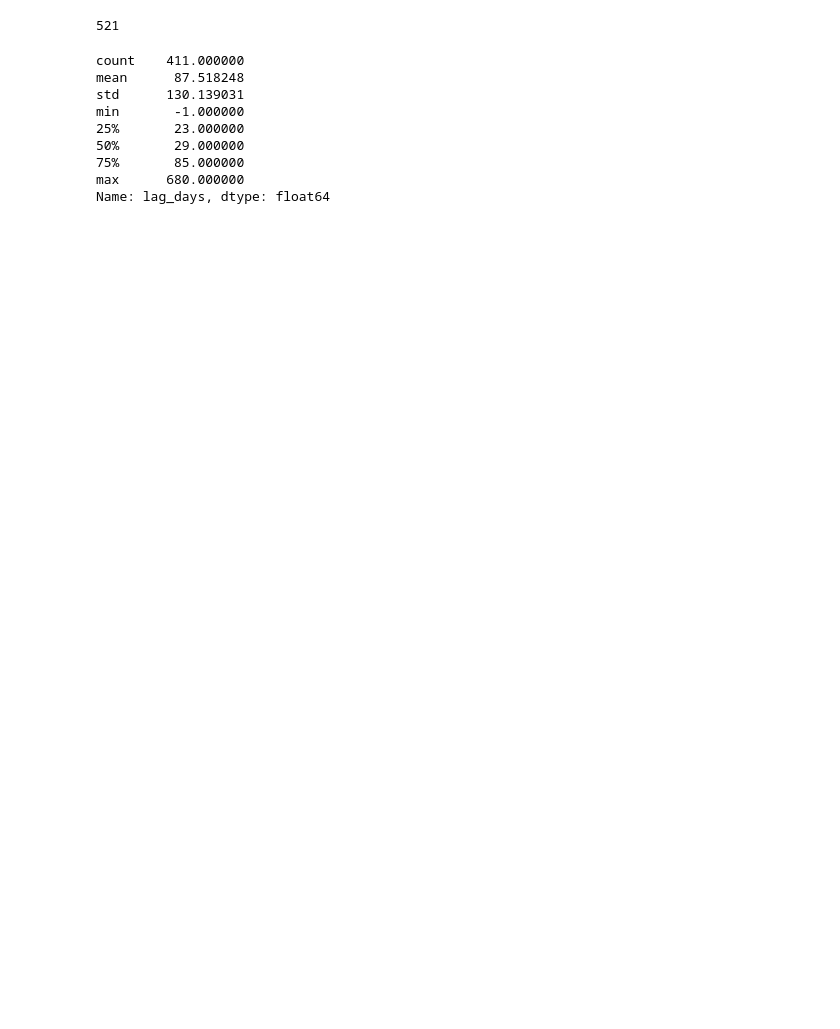
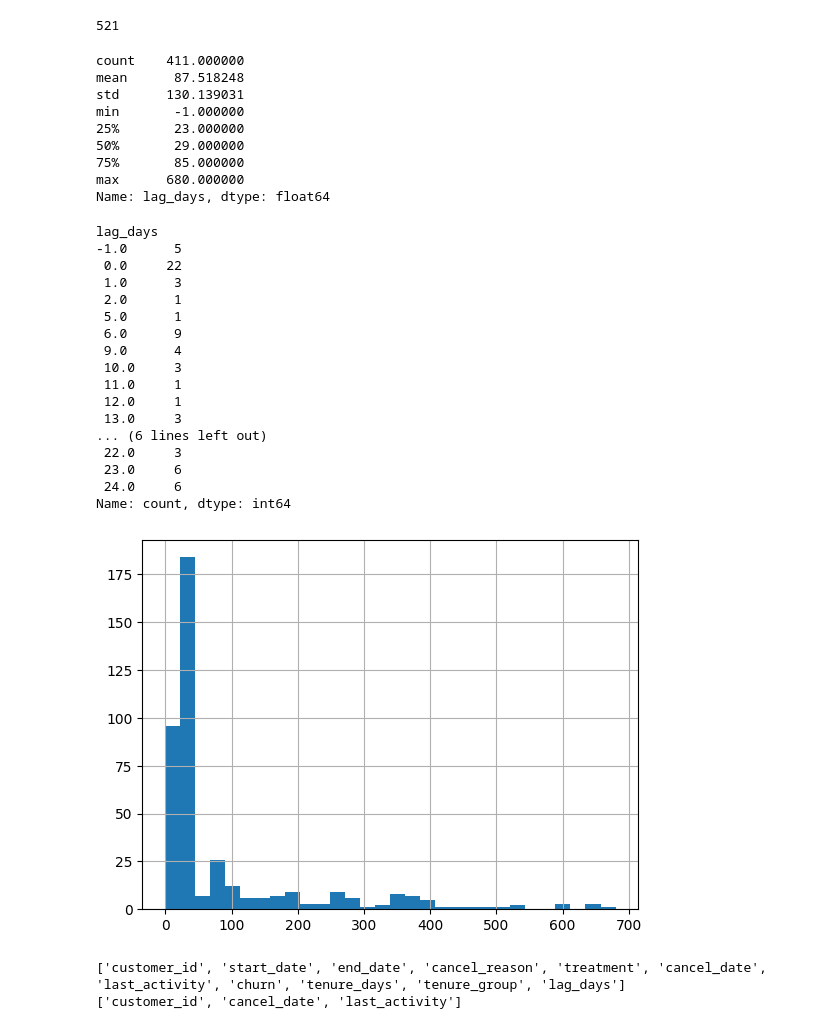
Before and after one commit to DariaL-git/Bachelorarbeit, a Jupyter notebook: modell/data_preparation.ipynb, the cells around one changed output. Drawn from its saved outputs; the diff is of its cells as text; code cells hidden in the pictures; blank space fills up the shorter version.

```diff
--- a/modell/data_preparation.ipynb
+++ b/modell/data_preparation.ipynb
@@ -374,3 +532,33 @@ min       -1.000000
 75%       85.000000
 max      680.000000
 Name: lag_days, dtype: float64
+# %%
+df["lag_days"] = (df["end_date"] - df["cancel_date"]).dt.days
+df["lag_days"].describe()
+df["lag_days"].hist(bins=30)
+df["lag_days"].value_counts().sort_index().head(20)
+# %% [output]
+lag_days
+-1.0      5
+ 0.0     22
+ 1.0      3
+ 2.0      1
+ 5.0      1
+ 6.0      9
+ 9.0      4
+ 10.0     3
+ 11.0     1
+ 12.0     1
+ 13.0     3
+... (6 lines left out)
+ 22.0     3
+ 23.0     6
+ 24.0     6
+Name: count, dtype: int64
+[figure, added]
+# %%
+print(df.columns.tolist())
+print(df_kuend_clean.columns.tolist())
+# %% [output]
+['customer_id', 'start_date', 'end_date', 'cancel_reason', 'treatment', 'cancel_date', 'last_activity', 'churn', 'tenure_days', 'tenure_group', 'lag_days']
+['customer_id', 'cancel_date', 'last_activity']
```
Also changed, not shown: parts of 24 cells of this notebook.
